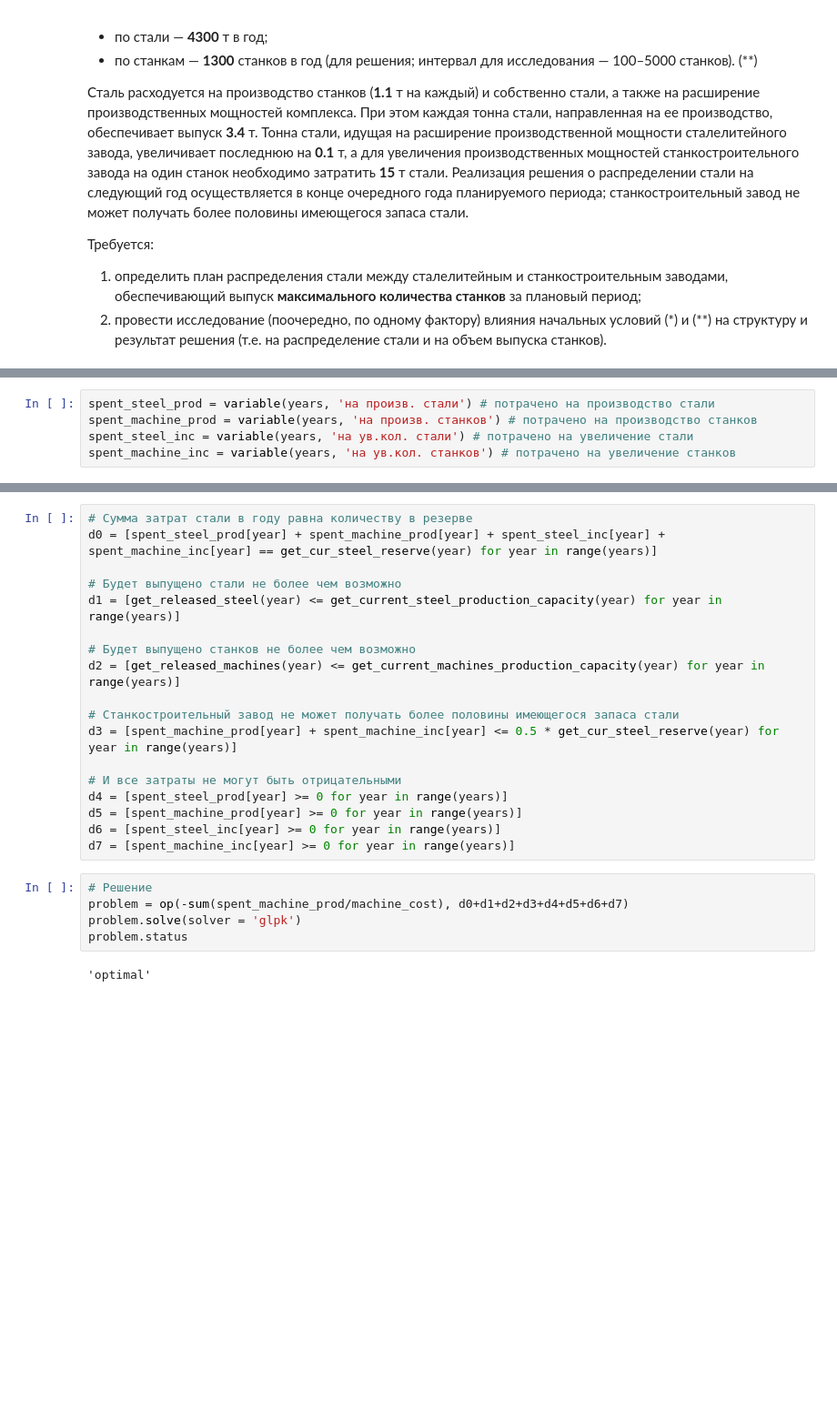
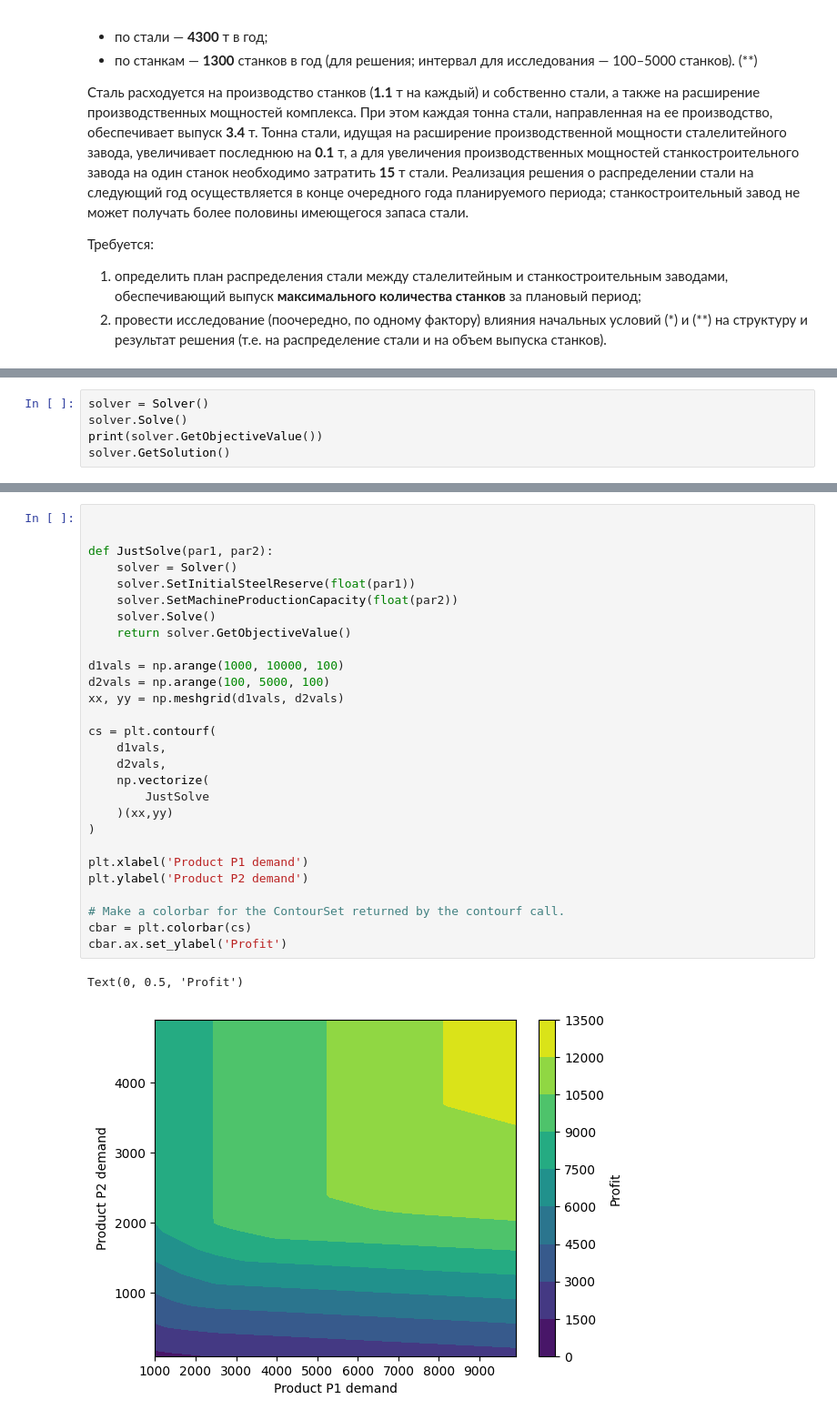
Before and after one commit to mnsir/etu_tpr, a Jupyter notebook: 2.ipynb, the cells around one changed output, grey strips where cells are left out. Shown at 91% size. Cells and saved outputs as stored; diff of their text form; blank space fills up the shorter version.

Commit message:
Решение задача 2 п 2

```diff
--- a/2.ipynb
+++ b/2.ipynb
@@ -39,5 +121,5 @@ machine_pc_rise = 1 # получен прирост мощности литей
 # %%
-spent_steel_prod = variable(years, 'на произв. стали') # потрачено на производство стали
-spent_machine_prod = variable(years, 'на произв. станков') # потрачено на производство станков
-spent_steel_inc = variable(years, 'на ув.кол. стали') # потрачено на увеличение стали
-spent_machine_inc = variable(years, 'на ув.кол. станков') # потрачено на увеличение станков
+solver = Solver()
+solver.Solve()
+print(solver.GetObjectiveValue())
+solver.GetSolution()
@@ -68,26 +134,32 @@ def get_current_machines_production_capacity(year):
-# %%
-# Сумма затрат стали в году равна количеству в резерве
-d0 = [spent_steel_prod[year] + spent_machine_prod[year] + spent_steel_inc[year] + spent_machine_inc[year] == get_cur_steel_reserve(year) for year in range(years)]
-
-# Будет выпущено стали не более чем возможно
-d1 = [get_released_steel(year) <= get_current_steel_production_capacity(year) for year in range(years)]
-
-# Будет выпущено станков не более чем возможно
-d2 = [get_released_machines(year) <= get_current_machines_production_capacity(year) for year in range(years)]
-
-# Cтанкостроительный завод не может получать более половины имеющегося запаса стали
-d3 = [spent_machine_prod[year] + spent_machine_inc[year] <= 0.5 * get_cur_steel_reserve(year) for year in range(years)]
-
-# И все затраты не могут быть отрицательными
-d4 = [spent_steel_prod[year] >= 0 for year in range(years)]
-d5 = [spent_machine_prod[year] >= 0 for year in range(years)]
-d6 = [spent_steel_inc[year] >= 0 for year in range(years)]
-d7 = [spent_machine_inc[year] >= 0 for year in range(years)]
 # %%
-# Решение
-problem = op(-sum(spent_machine_prod/machine_cost), d0+d1+d2+d3+d4+d5+d6+d7)
-problem.solve(solver = 'glpk')
-problem.status
+
+
+def JustSolve(par1, par2):
+    solver = Solver()
+    solver.SetInitialSteelReserve(float(par1))
+    solver.SetMachineProductionCapacity(float(par2))
+    solver.Solve()
+    return solver.GetObjectiveValue()
+
+d1vals = np.arange(1000, 10000, 100)
+d2vals = np.arange(100, 5000, 100)
+xx, yy = np.meshgrid(d1vals, d2vals)
+
+cs = plt.contourf(
+    d1vals,
+    d2vals,
+    np.vectorize(
+        JustSolve
+    )(xx,yy)
+)
+
+plt.xlabel('Product P1 demand')
+plt.ylabel('Product P2 demand')
+
+# Make a colorbar for the ContourSet returned by the contourf call.
+cbar = plt.colorbar(cs)
+cbar.ax.set_ylabel('Profit')
 # %% [output]
-'optimal'
+Text(0, 0.5, 'Profit')
+[figure, added]
 # %%
```
Also changed, not shown: parts of 8 cells of this notebook.
